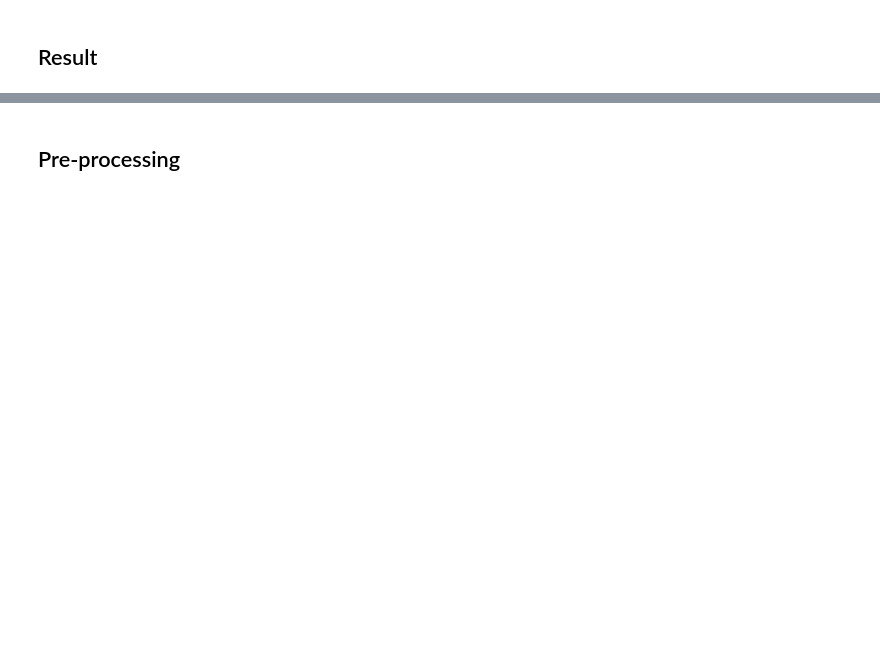
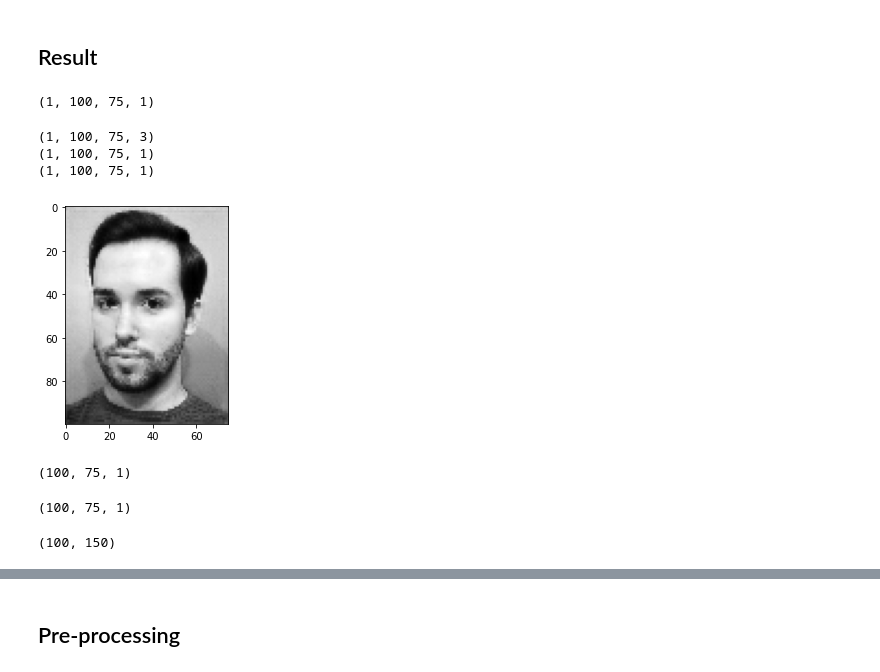
Before and after one commit to Vaycold/Python_DL, a Jupyter notebook: Image_Transformation/컬러사진을 흑백사진으로 바꾸기.ipynb, the cells around one changed output, grey strips where cells are left out. Saved outputs shown, nothing was run; the diff lists cells and outputs as text; code cells hidden in the pictures; blank space fills up the shorter version.

Commit message:
another modeling

```diff
--- a/Image_Transformation/컬러사진을 흑백사진으로 바꾸기.ipynb
+++ b/Image_Transformation/컬러사진을 흑백사진으로 바꾸기.ipynb
@@ -195,4 +195,38 @@ Epoch 10/10
 # %% [markdown]
 ## Result
 # %%
-res = model.predict()
+res = model.predict(test_images[1:2])
+res.shape
+# %% [output]
+(1, 100, 75, 1)
+# %%
+print(test_images[1:2].shape) # color
+print(res.shape) # gray
+print(test_gray_images[1:2].shape) # gray
+# %% [output]
+(1, 100, 75, 3)
+(1, 100, 75, 1)
+(1, 100, 75, 1)
+# %%
+plt.imshow(res.reshape((100,-1)),cmap='gray')
+plt.show()
+# %% [output]
+[figure, added]
+# %%
+test_gray_images[1].shape
+# %% [output]
+(100, 75, 1)
+# %%
+res[0].shape
+# %% [output]
+(100, 75, 1)
+# %%
+# 2개를 연달아서 확인해보자
+img = np.concatenate(
+    [res[0],
+     test_gray_images[1]
+    ]
+).reshape(2,-1,75,1).transpose((1,0,2,3)).reshape((100,-1))
+img.shape
+# %% [output]
+(100, 150)
```
Also changed, not shown: parts of 21 cells of this notebook.
